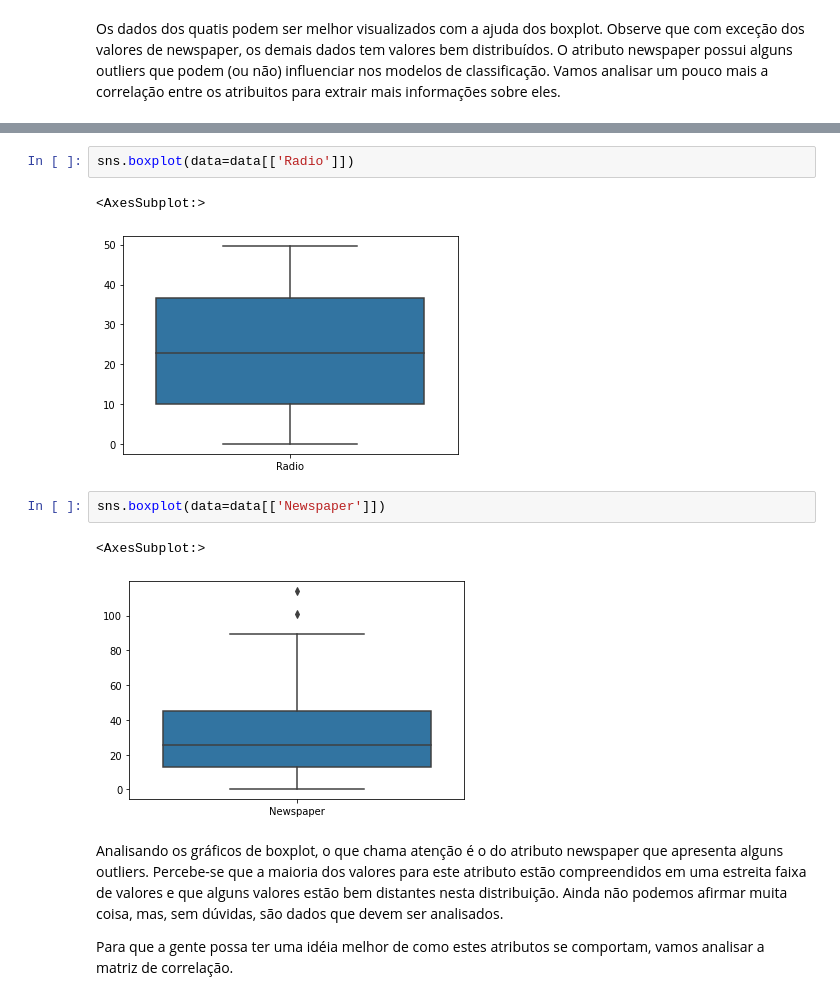
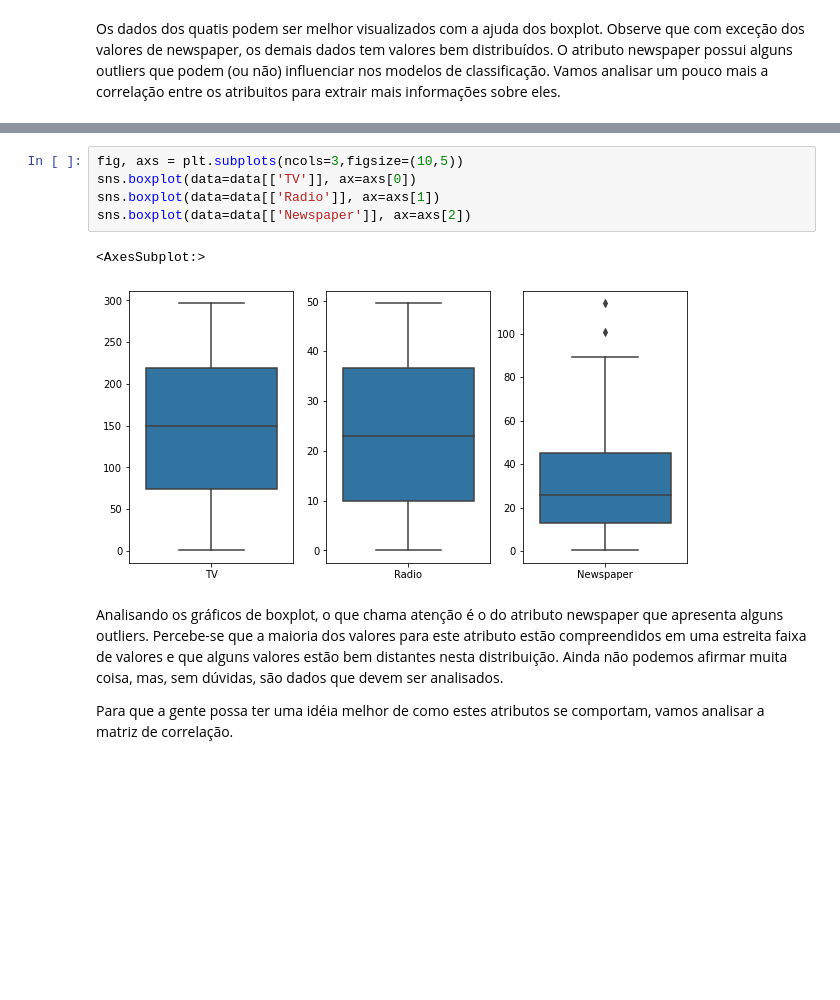
Before and after one commit to adolfoguimaraes/datascience, a Jupyter notebook: code/03_laboratorio_regressao_linear.ipynb, the cells around one changed output, grey strips where cells are left out. Cells and saved outputs as stored; diff of their text form; blank space fills up the shorter version.

```diff
--- a/code/03_laboratorio_regressao_linear.ipynb
+++ b/code/03_laboratorio_regressao_linear.ipynb
@@ -65,13 +61,11 @@ sns.boxplot(data=data[['TV']])
-# %%
-sns.boxplot(data=data[['Radio']])
-# %% [output]
-<AxesSubplot:>
-[figure, removed]
-# %%
-sns.boxplot(data=data[['Newspaper']])
-# %% [output]
-<AxesSubplot:>
-[figure, removed]
+# %%
+fig, axs = plt.subplots(ncols=3,figsize=(10,5))
+sns.boxplot(data=data[['TV']], ax=axs[0])
+sns.boxplot(data=data[['Radio']], ax=axs[1])
+sns.boxplot(data=data[['Newspaper']], ax=axs[2])
+# %% [output]
+<AxesSubplot:>
+[figure, added]
 # %% [markdown]
 Analisando os gráficos de boxplot, o que chama atenção é o do atributo newspaper que apresenta alguns outliers. Percebe-se que a maioria dos valores para este atributo estão compreendidos em uma estreita faixa de valores e que alguns valores estão bem distantes nesta distribuição. Ainda não podemos afirmar muita coisa, mas, sem dúvidas, são dados que devem ser analisados.
 
```
Also changed, not shown: parts of 13 cells of this notebook.
